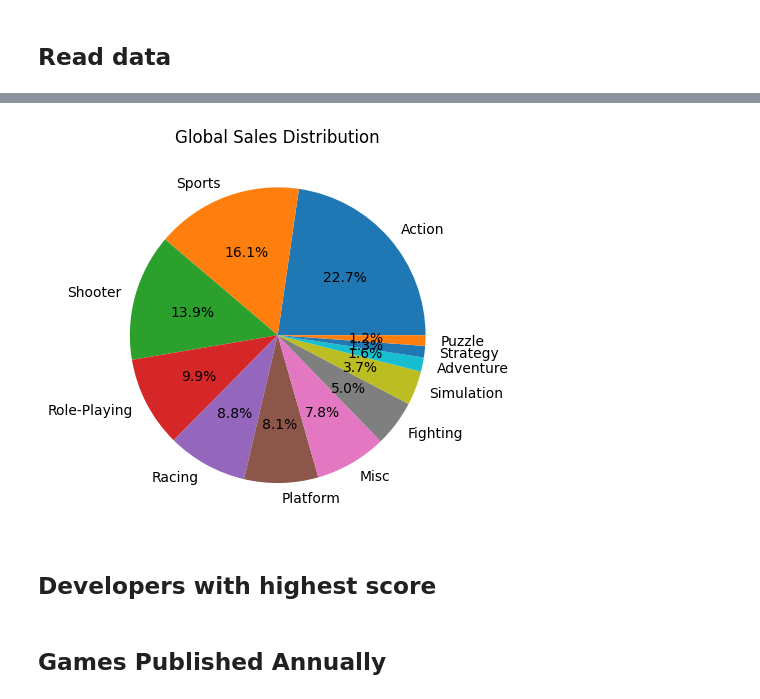
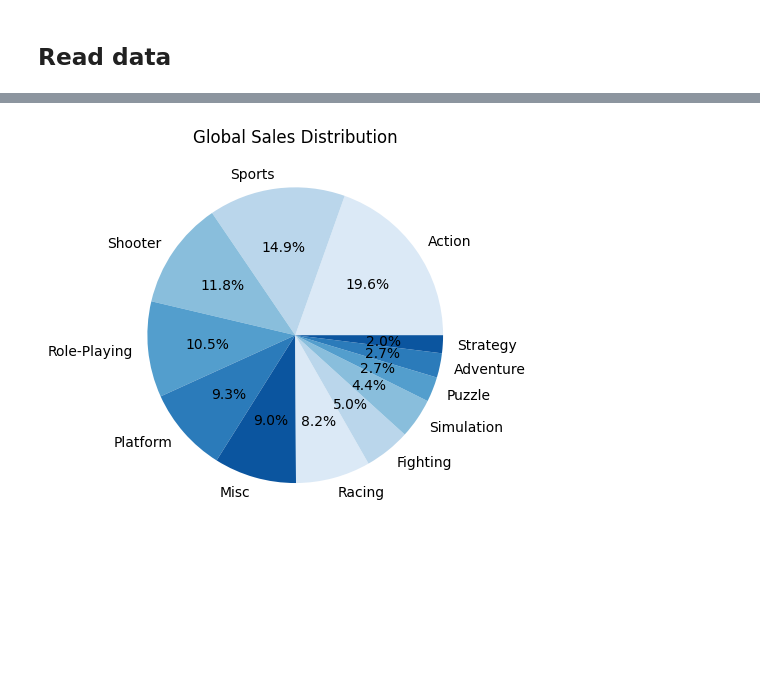
Before and after one commit to GhiathAjam/Analysis-of-Video-Games-Sales, a Jupyter notebook: DataExploration/DataExploration.ipynb, the cells around one changed output, grey strips where cells are left out. Saved outputs shown, nothing was run; the diff lists cells and outputs as text; code cells hidden in the pictures; blank space fills up the shorter version.

```diff
--- a/DataExploration/DataExploration.ipynb
+++ b/DataExploration/DataExploration.ipynb
@@ -10,7 +9,7 @@ import numpy as np
 # %% [markdown]
 ## Read data
 # %%
-df = read_data(kind='train')
+df = read_data(kind='all')
 df.head()
 # %% [output]
 |  | Name | Platform | Year_of_Release | Genre | Publisher | NA_Sales | EU_Sales | JP_Sales | Other_Sales | ... |
@@ -24,4 +94,4 @@ df.head()
 # %%
-df =handle_missing_values(df)
-df.head()
+dropped_df =handle_missing_values(df)
+dropped_df.head()
 # %% [output]
@@ -54,11 +146,7 @@ plot_hist(df)
 # %%
 genres = df['Global_Sales'].groupby(df['Genre']).sum().sort_values(ascending=False).to_frame()
-plt.pie(genres['Global_Sales'],labels = genres.index,autopct = '%1.1f%%') #plot first pie
+plt.pie(genres['Global_Sales'],labels = genres.index,autopct = '%1.1f%%',colors = sns.color_palette('Blues')) #plot first pie
 plt.title('Global Sales Distribution')
 plt.show()
 # %% [output]
-[figure, old version]
+[figure, new version]
-# %% [markdown]
-## Developers with highest score
-# %% [markdown]
-## Games Published Annually
```
Also changed, not shown: parts of 32 cells of this notebook.
